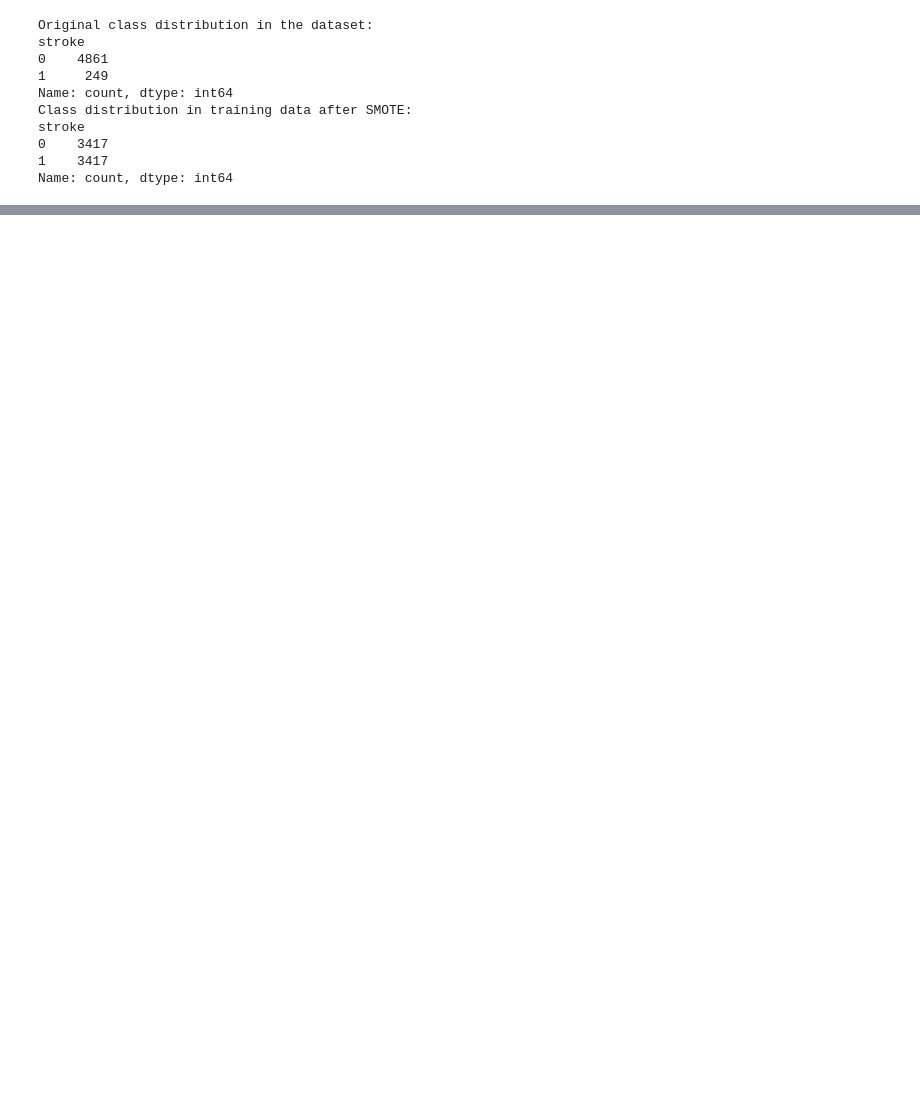
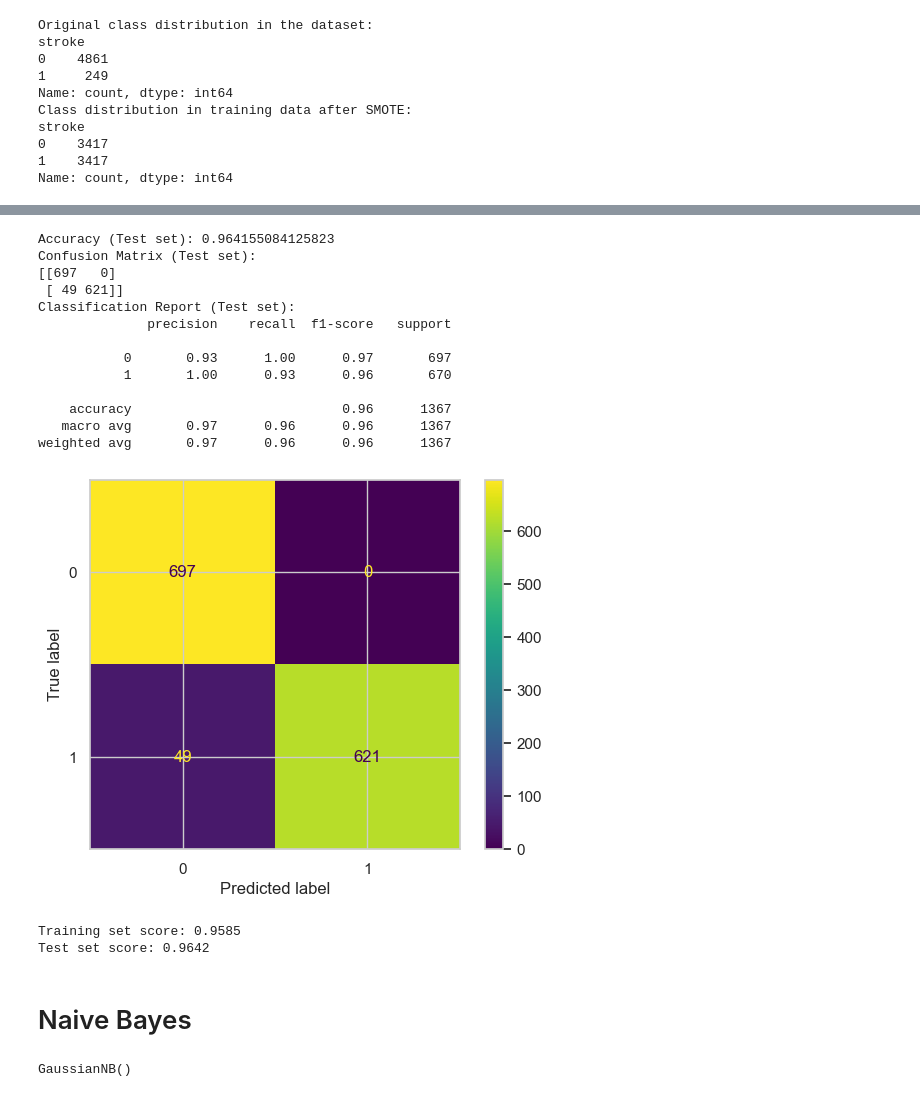
Before and after one commit to sanchick02/MLPCGroupAssignment7, a Jupyter notebook: mlpccc.ipynb, the cells around one changed output, grey strips where cells are left out. Cells and saved outputs as stored; diff of their text form; code cells hidden in the pictures; blank space fills up the shorter version.

```diff
--- a/mlpccc.ipynb
+++ b/mlpccc.ipynb
@@ -534,0 +670,36 @@ weighted avg       0.78      0.78      0.78      1367
+# %%
+# Evaluate on the test set
+accuracy_test = accuracy_score(y_test, y_pred_test)
+print("Accuracy (Test set):", accuracy_test)
+print("Confusion Matrix (Test set):")
+print(confusion_matrix(y_test, y_pred_test))
+print("Classification Report (Test set):")
+print(classification_report(y_test, y_pred_test))
+confusing_matrix = confusion_matrix(y_test, y_pred_test)
+sns.set_context('notebook')
+ConfusionMatrixDisplay(confusion_matrix=confusing_matrix).plot()
+plt.show()
+# %% [output]
+Accuracy (Test set): 0.964155084125823
+Confusion Matrix (Test set):
+[[697   0]
+ [ 49 621]]
+Classification Report (Test set):
+              precision    recall  f1-score   support
+
+           0       0.93      1.00      0.97       697
+           1       1.00      0.93      0.96       670
+
+    accuracy                           0.96      1367
+   macro avg       0.97      0.96      0.96      1367
+weighted avg       0.97      0.96      0.96      1367
+[figure, added]
+# %%
+# Compare the scores on training and test set
+print('Training set score: {:.4f}'.format(best_svm.score(X_train, y_train)))
+print('Test set score: {:.4f}'.format(best_svm.score(X_test, y_test)))
+# %% [output]
+Training set score: 0.9585
+Test set score: 0.9642
+# %% [markdown]
+# Naive Bayes
@@ -534,0 +716,8 @@ weighted avg       0.78      0.78      0.78      1367
+# %%
+# Instantiate the model
+NB = GaussianNB()
+
+# Fit the model
+NB.fit(X_train, y_train)
+# %% [output]
+GaussianNB()
```
Also changed, not shown: parts of 94 cells of this notebook.
